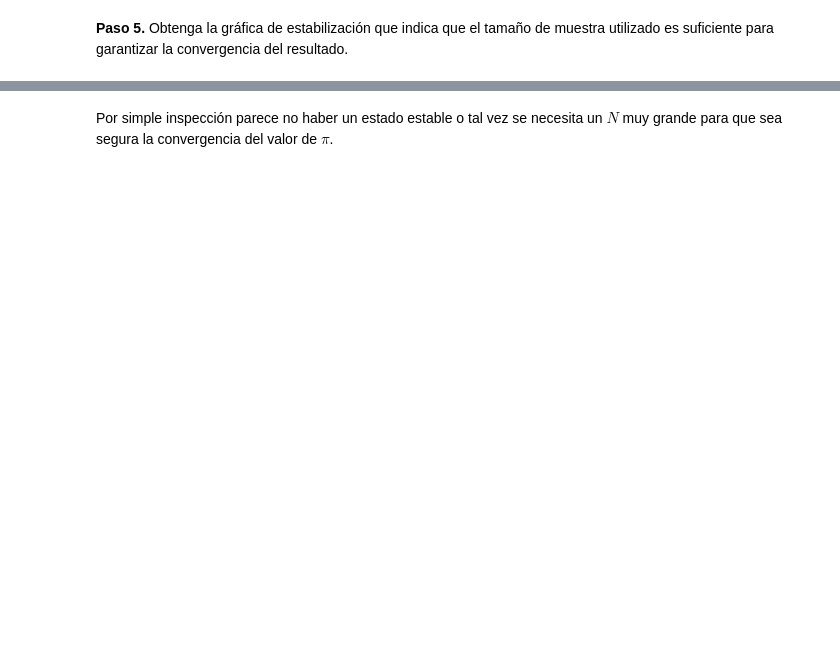
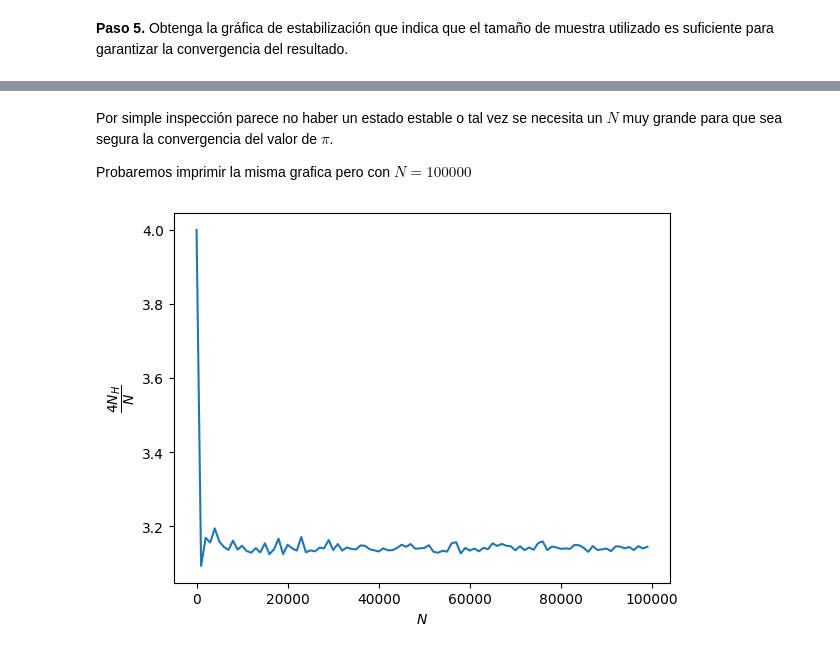
Before and after one commit to AyaxYordi/Simulacion-2---2024, a Jupyter notebook: Número_pi.ipynb, the cells around one changed output, grey strips where cells are left out. Saved outputs shown, nothing was run; the diff lists cells and outputs as text; code cells hidden in the pictures; blank space fills up the shorter version.

```diff
--- a/Número_pi.ipynb
+++ b/Número_pi.ipynb
@@ -183,2 +184,27 @@ plt.show()
 # %% [markdown]
 Por simple inspección parece no haber un estado estable o tal vez se necesita un $N$ muy grande para que sea segura la convergencia del valor de $\pi$.
+
+Probaremos imprimir la misma grafica pero con $N=100000$
+# %%
+import matplotlib.pyplot as plt
+import numpy as np
+
+N = 100000
+
+n = np.arange(1,N,1000)  # lista de n con saltos de 1000 en 1000
+
+def NH(n):
+  s = 0
+  for i in range(n):
+    v = PuntoAleatorio.u(-1,1)
+    if np.linalg.norm(v)<=1:
+      s+=1
+  return (4*s)/n
+
+lista = list( map(NH,n) )
+plt.ylabel("$\dfrac{4N_H}{N}$")
+plt.xlabel("$N$")
+plt.plot(n,lista)
+plt.show()
+# %% [output]
+[figure, added]
```
Also changed, not shown: parts of 3 cells of this notebook.
